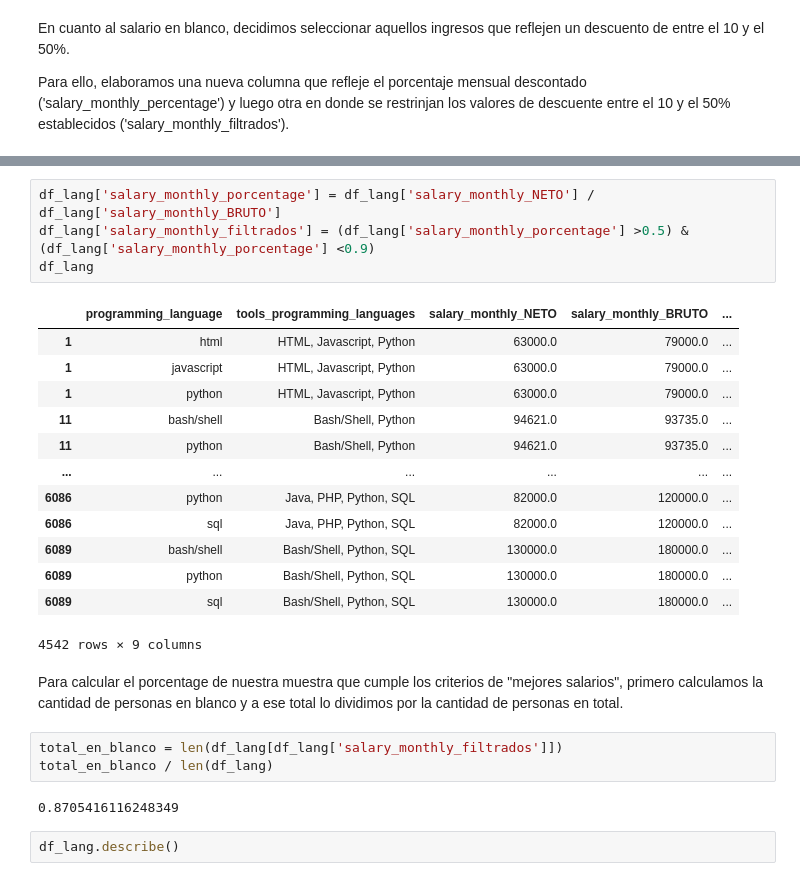
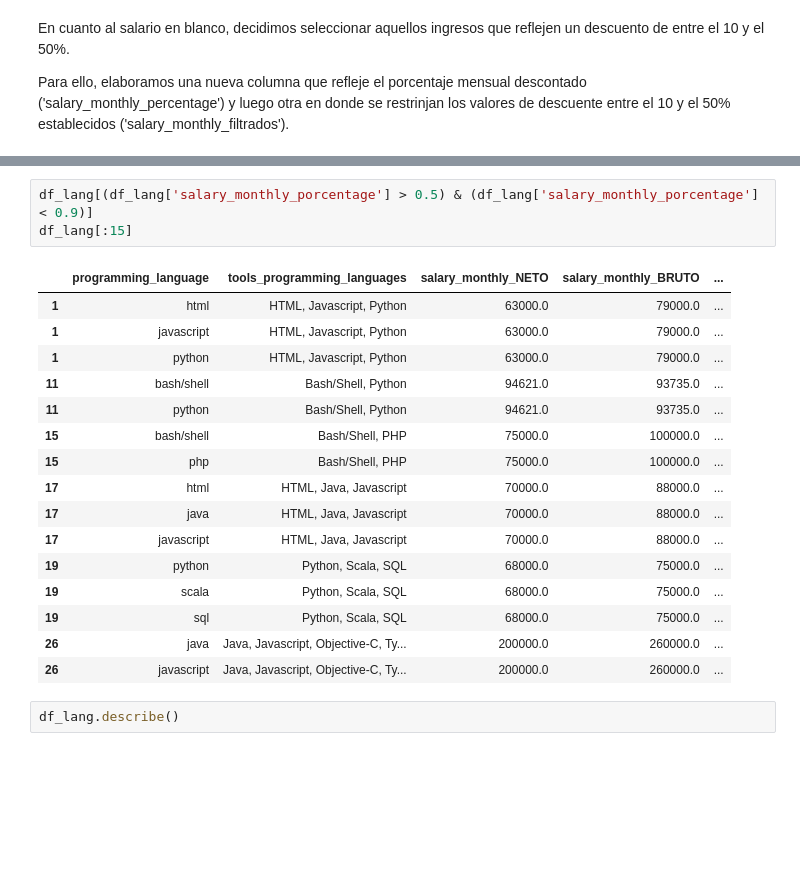
Before and after one commit to fnbellomo/DiploDatos2021, a Jupyter notebook: Entregable_Parte_1_Tamara.ipynb, the cells around one changed output, grey strips where cells are left out. Drawn from its saved outputs; the diff is of its cells as text; blank space fills up the shorter version.

```diff
--- a/Entregable_Parte_1_Tamara.ipynb
+++ b/Entregable_Parte_1_Tamara.ipynb
@@ -208,28 +228,23 @@ Para ello, elaboramos una nueva columna que refleje el porcentaje mensual descon
 # %%
-df_lang['salary_monthly_porcentage'] = df_lang['salary_monthly_NETO'] / df_lang['salary_monthly_BRUTO']
-df_lang['salary_monthly_filtrados'] = (df_lang['salary_monthly_porcentage'] >0.5) & (df_lang['salary_monthly_porcentage'] <0.9)
-df_lang
+df_lang[(df_lang['salary_monthly_porcentage'] > 0.5) & (df_lang['salary_monthly_porcentage'] < 0.9)]
+df_lang[:15]
 # %% [output]
 |  | programming_language | tools_programming_languages | salary_monthly_NETO | salary_monthly_BRUTO | ... |
 | 1 | html | HTML, Javascript, Python | 63000.0 | 79000.0 | ... |
 | 1 | javascript | HTML, Javascript, Python | 63000.0 | 79000.0 | ... |
 | 1 | python | HTML, Javascript, Python | 63000.0 | 79000.0 | ... |
 | 11 | bash/shell | Bash/Shell, Python | 94621.0 | 93735.0 | ... |
 | 11 | python | Bash/Shell, Python | 94621.0 | 93735.0 | ... |
-| ... | ... | ... | ... | ... | ... |
-| 6086 | python | Java, PHP, Python, SQL | 82000.0 | 120000.0 | ... |
-| 6086 | sql | Java, PHP, Python, SQL | 82000.0 | 120000.0 | ... |
-| 6089 | bash/shell | Bash/Shell, Python, SQL | 130000.0 | 180000.0 | ... |
-| 6089 | python | Bash/Shell, Python, SQL | 130000.0 | 180000.0 | ... |
-| 6089 | sql | Bash/Shell, Python, SQL | 130000.0 | 180000.0 | ... |
+| 15 | bash/shell | Bash/Shell, PHP | 75000.0 | 100000.0 | ... |
+| 15 | php | Bash/Shell, PHP | 75000.0 | 100000.0 | ... |
+| 17 | html | HTML, Java, Javascript | 70000.0 | 88000.0 | ... |
+| 17 | java | HTML, Java, Javascript | 70000.0 | 88000.0 | ... |
+| 17 | javascript | HTML, Java, Javascript | 70000.0 | 88000.0 | ... |
+| 19 | python | Python, Scala, SQL | 68000.0 | 75000.0 | ... |
+| 19 | scala | Python, Scala, SQL | 68000.0 | 75000.0 | ... |
+| 19 | sql | Python, Scala, SQL | 68000.0 | 75000.0 | ... |
+| 26 | java | Java, Javascript, Objective-C, Ty... | 200000.0 | 260000.0 | ... |
+| 26 | javascript | Java, Javascript, Objective-C, Ty... | 200000.0 | 260000.0 | ... |
-4542 rows × 9 columns
-# %% [markdown]
-Para calcular el porcentage de nuestra muestra que cumple los criterios de "mejores salarios", primero calculamos la cantidad de personas en blanco y a ese total lo dividimos por la cantidad de personas en total.
-# %%
-total_en_blanco = len(df_lang[df_lang['salary_monthly_filtrados']])
-total_en_blanco / len(df_lang)
-# %% [output]
-0.8705416116248349
 # %%
 df_lang.describe()
 # %% [output]
```
Also changed, not shown: parts of 6 cells of this notebook.
